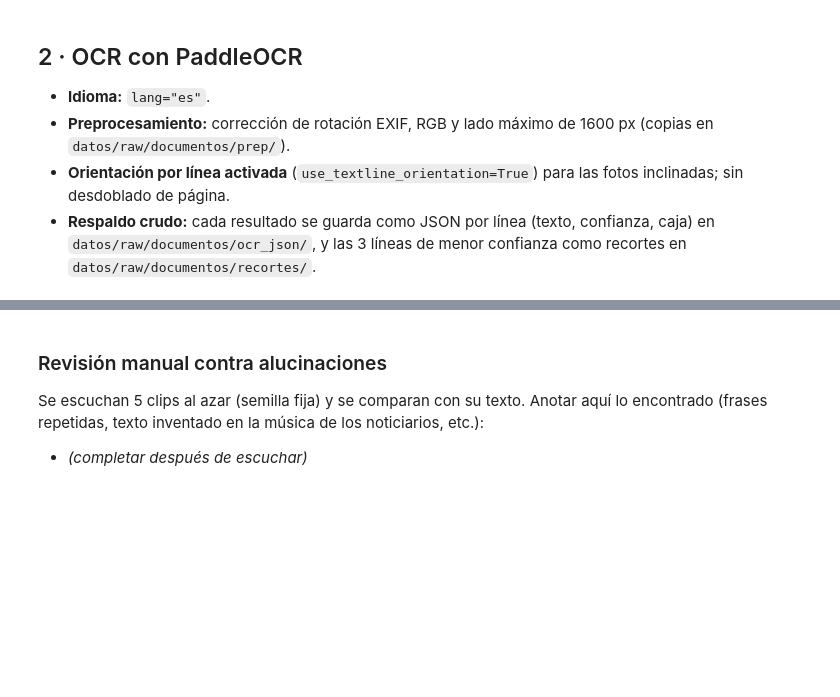
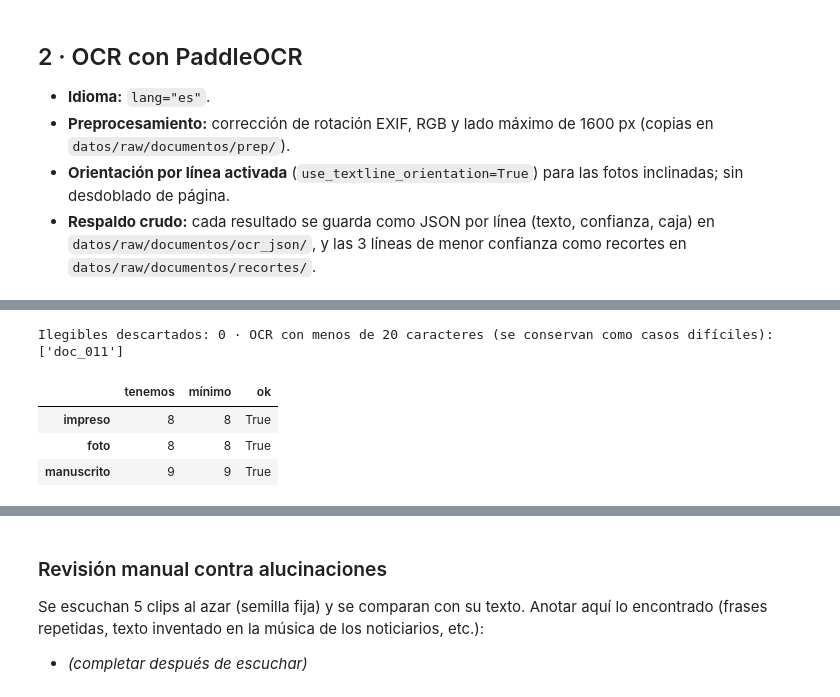
Before and after one commit to valeriavicentev/Python-intermedio, a Jupyter notebook: tarea_2/01_extraccion.ipynb, the cells around one changed output, grey strips where cells are left out. Cells and saved outputs as stored; diff of their text form; code cells hidden in the pictures; blank space fills up the shorter version.

```diff
--- a/tarea_2/01_extraccion.ipynb
+++ b/tarea_2/01_extraccion.ipynb
@@ -89,12 +125,22 @@ por otro del **mismo tipo** y se vuelve a correr el notebook hasta tener 8 impre
 # %%
-ilegible = (ocr_res["texto_ocr"].str.len() < 20) | (ocr_res["confianza_media"] < 0.50)
-descartes = pd.concat([descartes, ocr_res.loc[ilegible, ["id", "archivo"]].assign(motivo="ilegible (<20 caracteres o confianza < 0.50)")])
+# Ilegible = una persona no puede leer el documento. Las 25 imágenes se revisaron a ojo al armar el corpus y
+# todas son legibles. Que el OCR lea poco NO es motivo de descarte: es un caso difícil que se evalúa en la Parte 2.
+ILEGIBLES_HUMANO = []
+ilegible = ocr_res["id"].isin(ILEGIBLES_HUMANO)
+descartes = pd.concat([descartes, ocr_res.loc[ilegible, ["id", "archivo"]].assign(motivo="ilegible para una persona")])
 ocr_res = ocr_res[~ilegible].reset_index(drop=True)
 
-print(f"Ilegibles descartados: {ilegible.sum()}")
+poco_texto = ocr_res.loc[ocr_res["texto_ocr"].str.len() < 20, "id"].tolist()
+print(f"Ilegibles descartados: {ilegible.sum()} · OCR con menos de 20 caracteres (se conservan como casos difíciles): {poco_texto}")
 cuenta = ocr_res["tipo"].value_counts().reindex(["impreso", "foto", "manuscrito"]).fillna(0).astype(int)
 minimos = pd.Series({"impreso": 8, "foto": 8, "manuscrito": 9})
 pd.DataFrame({"tenemos": cuenta, "mínimo": minimos, "ok": cuenta >= minimos})
+# %% [output]
+Ilegibles descartados: 0 · OCR con menos de 20 caracteres (se conservan como casos difíciles): ['doc_011']
+|  | tenemos | mínimo | ok |
+| impreso | 8 | 8 | True |
+| foto | 8 | 8 | True |
+| manuscrito | 9 | 9 | True |
 # %% [markdown]
 ## 3 · ASR: clips, VAD, transcripción y diarización
 
```
Also changed, not shown: parts of 13 cells of this notebook, 53 other files.
